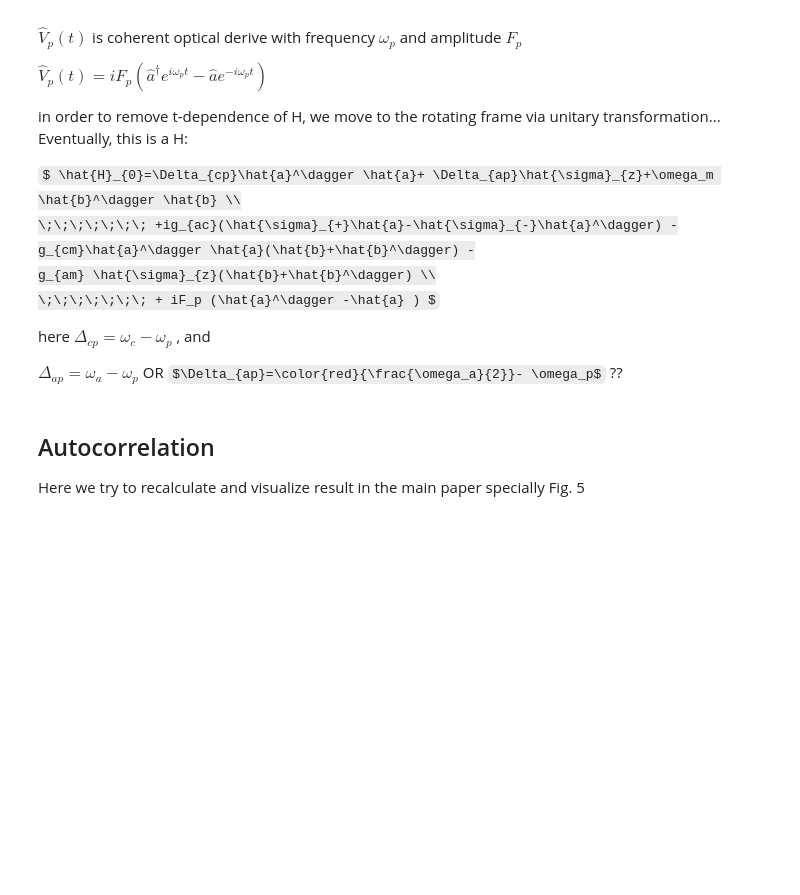
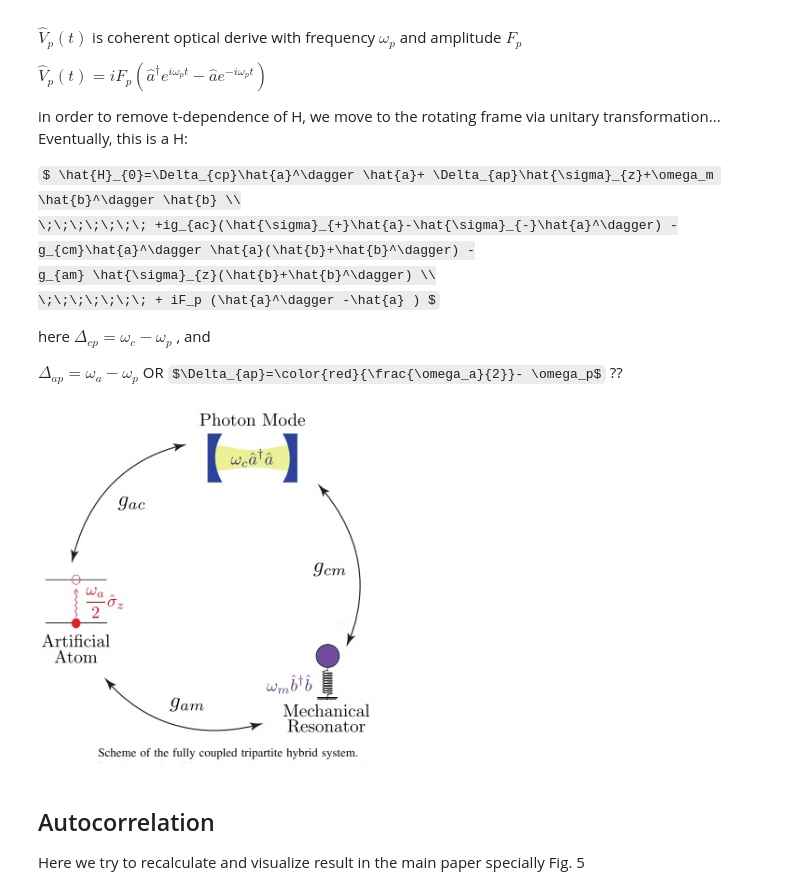
Before and after one commit to ahmad-shafiei/Hybrid_Cavity, a Jupyter notebook: g20_Autcr_ SS_03.07.2020.ipynb, the cells around one changed output. Drawn from its saved outputs; the diff is of its cells as text; code cells hidden in the pictures; some formulas as TeX source; blank space fills up the shorter version.

```diff
--- a/g20_Autcr_ SS_03.07.2020.ipynb
+++ b/g20_Autcr_ SS_03.07.2020.ipynb
@@ -44,7 +49,9 @@ here $\Delta_{cp}=\omega_c- \omega_p$ , and
 
 $\Delta_{ap}=\omega_a- \omega_p$ OR $\Delta_{ap}=\color{red}{\frac{\omega_a}{2}}- \omega_p$ ??
 # %%
-#Image(filename='C:/Users/Ahmad/Desktop/2020/photo source/schematic.jpg',width=350, height=220)
+Image(filename='C:/Users/Ahmad/Desktop/2020/photo source/schematic.jpg',width=350, height=220)
+# %% [output]
+[figure, added]
 # %% [markdown]
 ## Autocorrelation
 Here we try to recalculate and visualize result in the main paper
```
Also changed, not shown: parts of 1 cell of this notebook.
